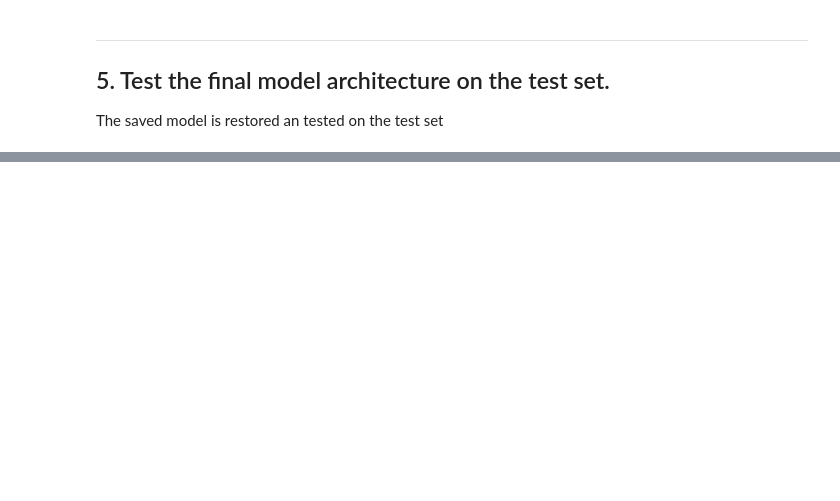
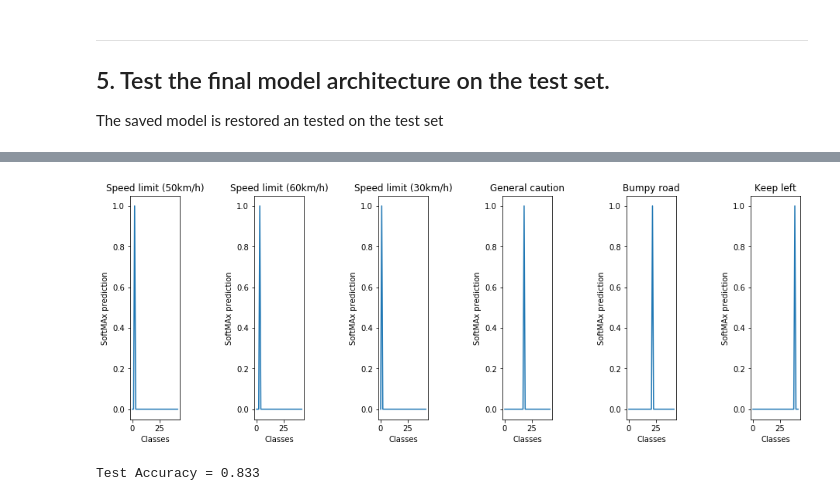
Before and after one commit to Mostafa-Mansour/CNN-Classifier-for-Traffic-Signs-Recognition, a Jupyter notebook: Traffic_Sign_Classifier-.ipynb, the cells around one changed output, grey strips where cells are left out. Cells and saved outputs as stored; diff of their text form; code cells hidden in the pictures; blank space fills up the shorter version.

```diff
--- a/Traffic_Sign_Classifier-.ipynb
+++ b/Traffic_Sign_Classifier-.ipynb
@@ -442,0 +358,30 @@ def outputFeatureMap(image_input, tf_activation, activation_min=-1, activation_m
+# %%
+# Softmax predicition is calculated then the results are plotted against the classes. the title of every subplot
+# is the class with the highest probability.
+prob=tf.nn.softmax(logits)
+prob5=tf.nn.top_k(prob,k=5)
+with tf.Session() as sess:
+    saver.restore(sess, tf.train.latest_checkpoint('.'))
+    sess = tf.get_default_session()
+    mylogits=sess.run(prob,feed_dict={x:new_images, p:1})
+    logits5=sess.run(prob5,feed_dict={x:new_images, p:1})
+
+
+for i in range (np.size(new_images,axis=0)):
+    plt.subplot(1,np.size(new_images,axis=0),i+1)
+    plt.subplots_adjust(0.1,2.1,2.1,3.1,wspace=1.5)
+    title=logits5.indices[i][0]
+    plt.title(signs.loc[title][1])
+    plt.plot(mylogits[i,:])
+    plt.xlabel("Classes")
+    plt.ylabel("SoftMAx prediction")
+# %% [output]
+[figure, added]
+# %%
+#Test Accuracy on the new set
+with tf.Session() as sess:
+    saver.restore(sess,tf.train.latest_checkpoint('.'))
+    test_accuracy = evaluate(new_images, new_labels)
+    print("Test Accuracy = {:.3f}".format(test_accuracy))
+# %% [output]
+Test Accuracy = 0.833
```
Also changed, not shown: parts of 18 cells of this notebook, 19 other files.
